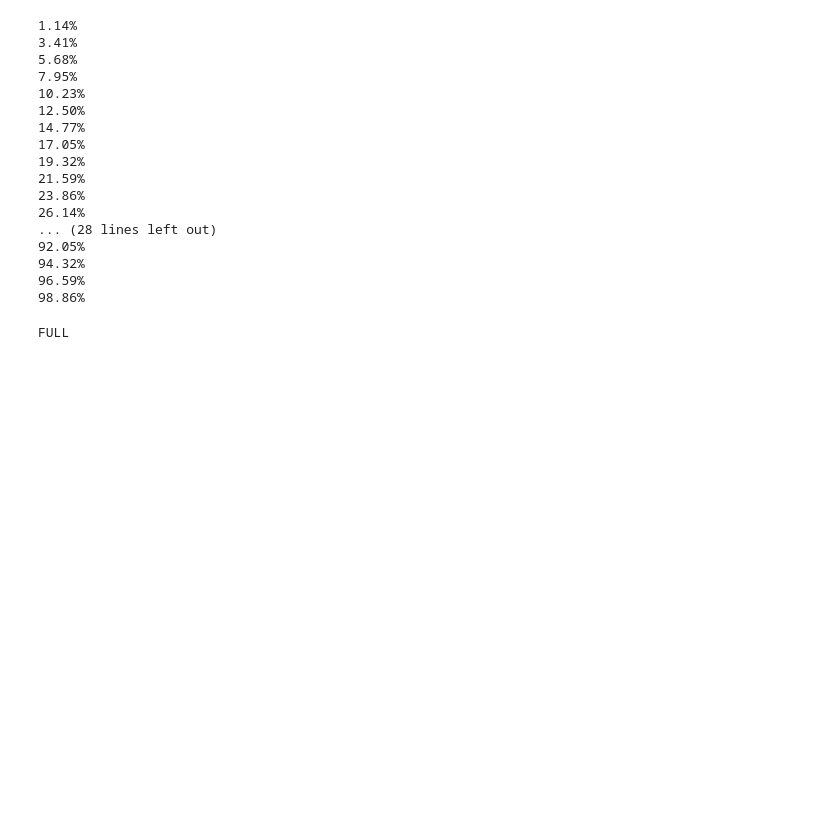
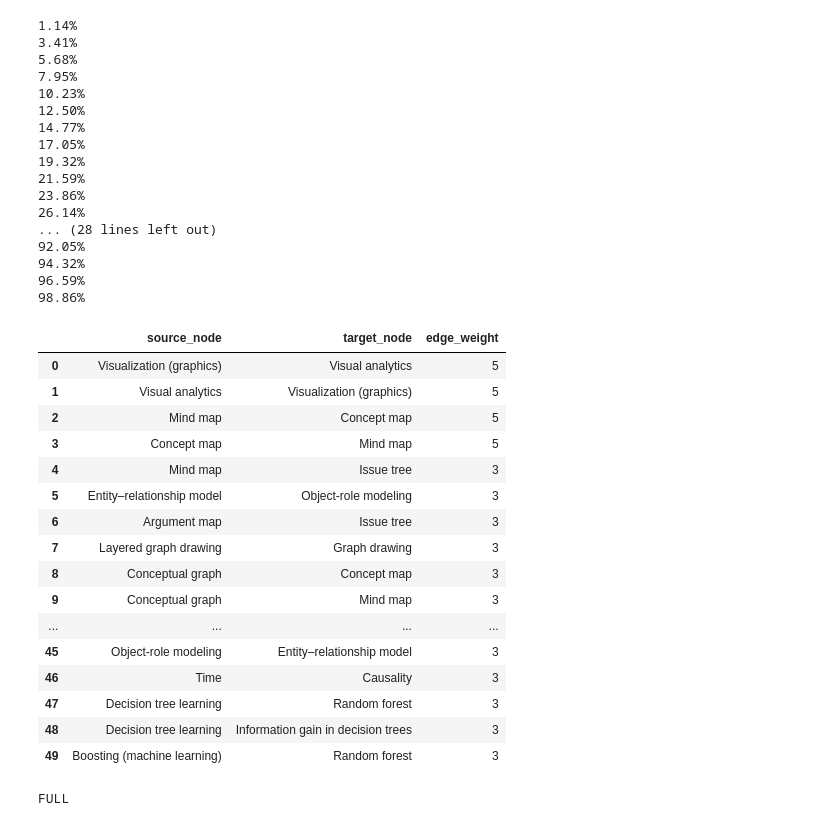
Before and after one commit to QED0711/wiki_learn, a Jupyter notebook: data-retrieval/graph_api/GraphCreator.ipynb, the cells around one changed output. Drawn from its saved outputs; the diff is of its cells as text; code cells hidden in the pictures; blank space fills up the shorter version.

Commit message:
added get_edge_weights

```diff
--- a/data-retrieval/graph_api/GraphCreator.ipynb
+++ b/data-retrieval/graph_api/GraphCreator.ipynb
@@ -79,6 +79,16 @@ class GraphCreator:
         for edge in self.graph.in_edges:
             weight = compare_categories(edge[0], edge[1], self.categories)
             self.graph.add_edge(edge[0], edge[1], weight=weight)
+
+    def get_edge_weights(self):
+        edge_weights = []
+        for edge in self.graph.edges:
+            edge_weights.append((edge[0], edge[1], self.graph.get_edge_data(edge[0], edge[1])['weight']))
+
+#         for edge in self.graph.in_edges:
+#             edge_weights.append((edge[0], edge[1], self.graph.get_edge_data(edge[0], edge[1])['weight']))
+
+        return pd.DataFrame(edge_weights, columns=["source_node", "target_node", "edge_weight"]).sort_values("edge_weight", ascending=False).reset_index().drop("index", axis=1)
 
     def plot_graph(self):
         nx.draw(self.graph)
@@ -247,6 +257,26 @@ gc.expand_network(group_size=2, timeout=5)
 98.86%
 # %%
 gc.update_edge_weights()
+# %%
+gc.get_edge_weights().head(50)
+# %% [output]
+|  | source_node | target_node | edge_weight |
+| 0 | Visualization (graphics) | Visual analytics | 5 |
+| 1 | Visual analytics | Visualization (graphics) | 5 |
+| 2 | Mind map | Concept map | 5 |
+| 3 | Concept map | Mind map | 5 |
+| 4 | Mind map | Issue tree | 3 |
+| 5 | Entity–relationship model | Object-role modeling | 3 |
+| 6 | Argument map | Issue tree | 3 |
+| 7 | Layered graph drawing | Graph drawing | 3 |
+| 8 | Conceptual graph | Concept map | 3 |
+| 9 | Conceptual graph | Mind map | 3 |
+| ... | ... | ... | ... |
+| 45 | Object-role modeling | Entity–relationship model | 3 |
+| 46 | Time | Causality | 3 |
+| 47 | Decision tree learning | Random forest | 3 |
+| 48 | Decision tree learning | Information gain in decision trees | 3 |
+| 49 | Boosting (machine learning) | Random forest | 3 |
 # %%
 features_df = gc.get_features_df()
 features_df
```
Also changed, not shown: 1 other file.
